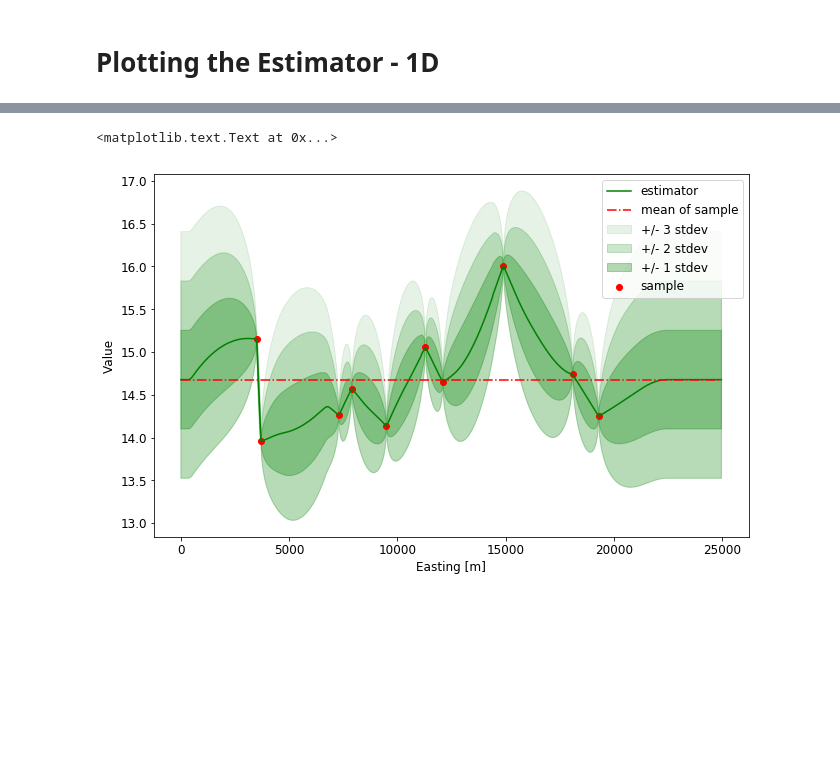
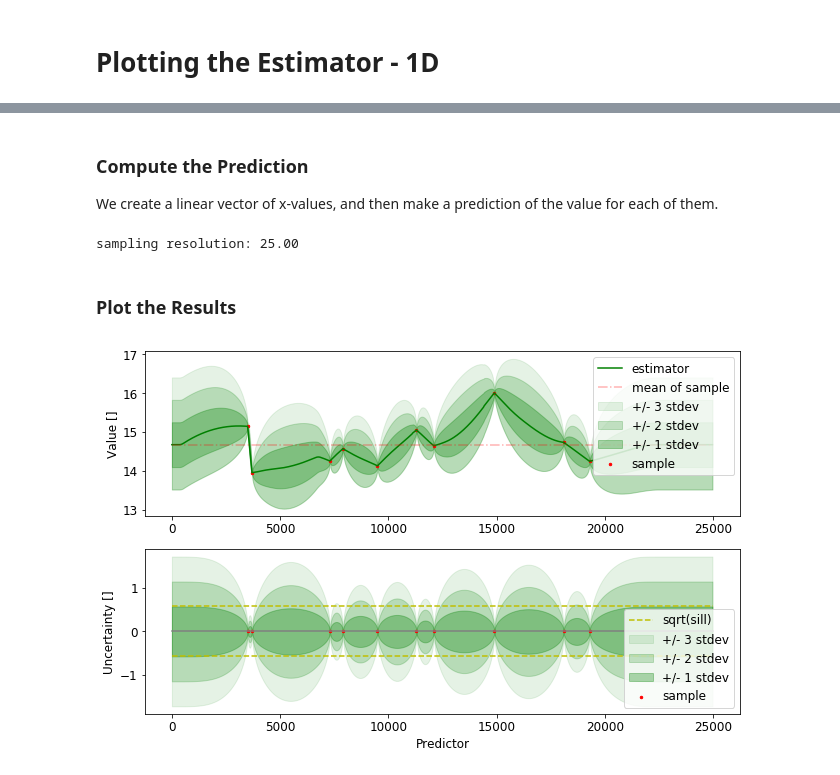
Before and after one commit to red5alex/kriglab, a Jupyter notebook: Simple_Kriging-1D.ipynb, the cells around one changed output, grey strips where cells are left out. Saved outputs shown, nothing was run; the diff lists cells and outputs as text; code cells hidden in the pictures; blank space fills up the shorter version.

Commit message:
Simple_Kriging-1D.ipynb: added Progress bar, improved quality of plots and code structure

```diff
--- a/Simple_Kriging-1D.ipynb
+++ b/Simple_Kriging-1D.ipynb
@@ -301,5 +276,0 @@ dx
-# %%
-for i in range(n):
-    h, k, K, weights = krige( P, sp, (dx*i, 0), 5 )
-    Z[i] = h
-    V[i] = C0 - np.dot(k.T, weights)
@@ -328,15 +277,68 @@ xlabel('Easting [m]')
+# %% [markdown]
+### Compute the Prediction
+
+We create a linear vector of x-values, and then make a prediction of the value for each of them.
+# %%
+# Define the intervall
+
+X0, X1 = 0., 25000.  # min X, max X
+n = 1000  # number of samples
+nn = 5  # number of neighbors for Kriging
+
+dx = (X1-X0)/n
+print("sampling resolution: {:.2f}".format(dx))
+
+# create progress indicator
+from ipywidgets import FloatProgress
+from IPython.display import display
+wdgt = FloatProgress(min=0, max=n, description="Running Kriging ... ")
+display(wdgt)
+
+
+# perform Krigin
+Z = np.zeros(n)
+V = np.zeros(n)
+for i in range(n):
+    wdgt.value += 1
+    h, k, K, weights = krige( P, sp, (dx*i, 0), nn )
+    Z[i] = h
+    v = C0 - np.dot(k.T, weights)
+    V[i] = max(v,0)  # computation accuracy may lead to small negative variance
+# %% [output]
+sampling resolution: 25.00
+# %% [markdown]
+### Plot the Results
 # %%
-plt.fill_between([i*dx for i in range(n)], Z-2*np.sqrt(V), Z+3*np.sqrt(V), color='green', alpha=0.1, label="+/- 3 stdev")
-plt.fill_between([i*dx for i in range(n)], Z-2*np.sqrt(V), Z+2*np.sqrt(V), color='green', alpha=0.2, label="+/- 2 stdev")
-plt.fill_between([i*dx for i in range(n)], Z-1*np.sqrt(V), Z+1*np.sqrt(V), color='green', alpha=0.3, label="+/- 1 stdev")
+
+valid = np.isfinite(V)
+
+plt.subplot(211)
+plt.fill_between([i*dx for i in range(n)], Z-2*np.sqrt(V, where=valid), Z+3*np.sqrt(V), color='green', alpha=0.1, label="+/- 3 stdev")
+plt.fill_between([i*dx for i in range(n)], Z-2*np.sqrt(V, where=valid), Z+2*np.sqrt(V), color='green', alpha=0.2, label="+/- 2 stdev")
+plt.fill_between([i*dx for i in range(n)], Z-1*np.sqrt(V, where=valid), Z+1*np.sqrt(V), color='green', alpha=0.3, label="+/- 1 stdev")
 plt.plot([i*dx for i in range(n)], Z, "g-", label="estimator")
-plt.scatter(z.x, z.por, c="r", label="sample")
-plt.plot((X0, X1),(z.por.mean(), z.por.mean()), "r-.", label="mean of sample")
+plt.scatter(z.x, z.por, s=6, c="r", label="sample")
+plt.plot((X0, X1),(z.por.mean(), z.por.mean()), "r-.", alpha=0.3, label="mean of sample")
 
 plt.legend(loc='upper right')
 plt.savefig("krigin1d-confidenceintervalls.png")
-ylabel('Value')
-xlabel('Easting [m]')
+ylabel('Value []')
+
+plt.subplot(212)
+plt.fill_between([i*dx for i in range(n)], 3*np.sqrt(V), -3*np.sqrt(V), color='green', alpha=0.1, label="+/- 3 stdev")
+plt.fill_between([i*dx for i in range(n)], 2*np.sqrt(V), -2*np.sqrt(V), color='green', alpha=0.2, label="+/- 2 stdev")
+plt.fill_between([i*dx for i in range(n)], 1*np.sqrt(V), -1*np.sqrt(V), color='green', alpha=0.3, label="+/- 1 stdev")
+
+plt.plot((X0, X1),(1*np.sqrt(C0), 1*np.sqrt(C0)), "y--", label="sqrt(sill)")
+plt.plot((X0, X1),(0,0), "grey")
+plt.plot((X0, X1),(-1*np.sqrt(C0), -1*np.sqrt(C0)), "y--")
+
+plt.scatter(z.x, np.zeros_like(z.x), s=6, c="r", label="sample")
+
+plt.legend(loc='lower right')
+ylabel('Uncertainty []')
+xlabel('Predictor')
+
+_ = plt.show()
 # %% [output]
-<matplotlib.text.Text at 0x...>
-[figure, old version]
+[figure, new version]
```
Also changed, not shown: parts of 5 cells of this notebook.
